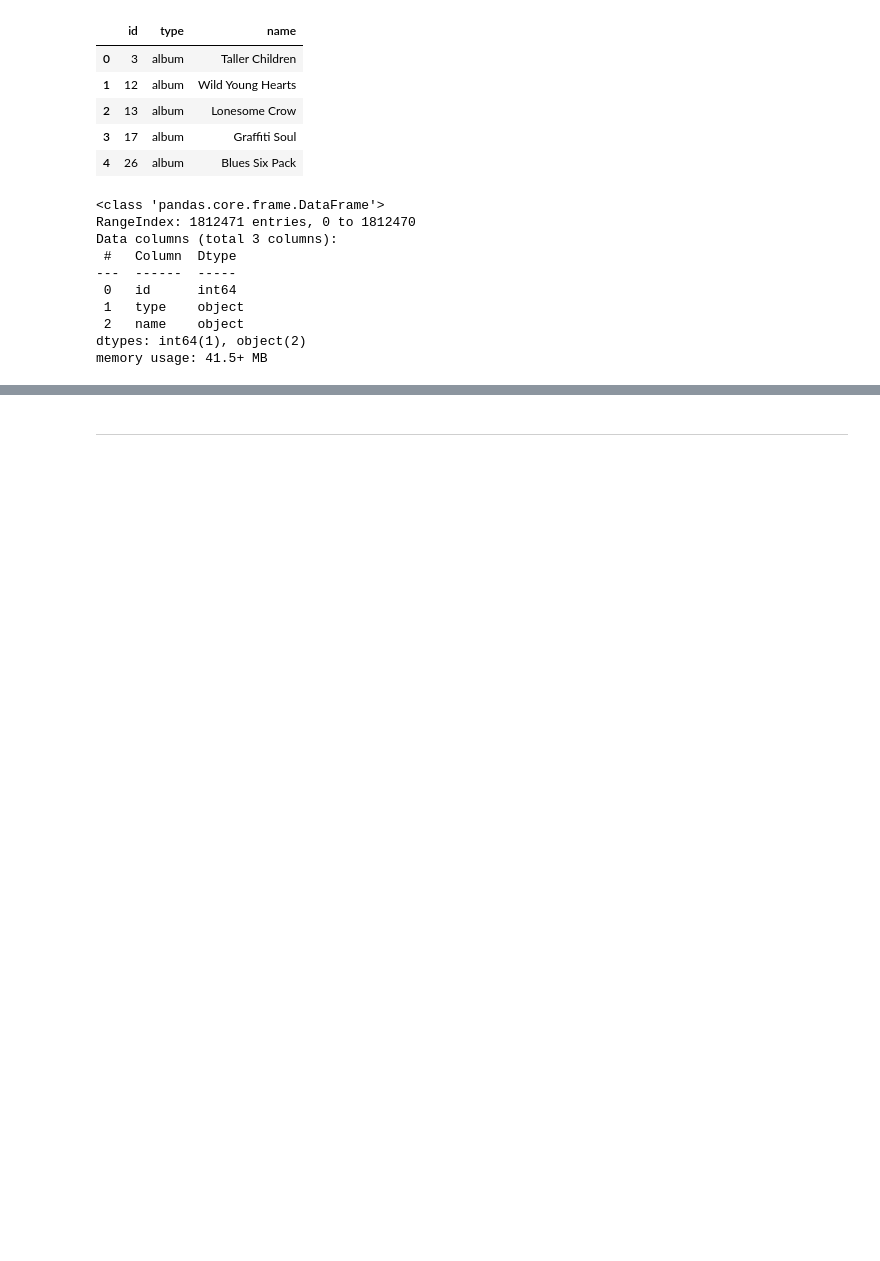
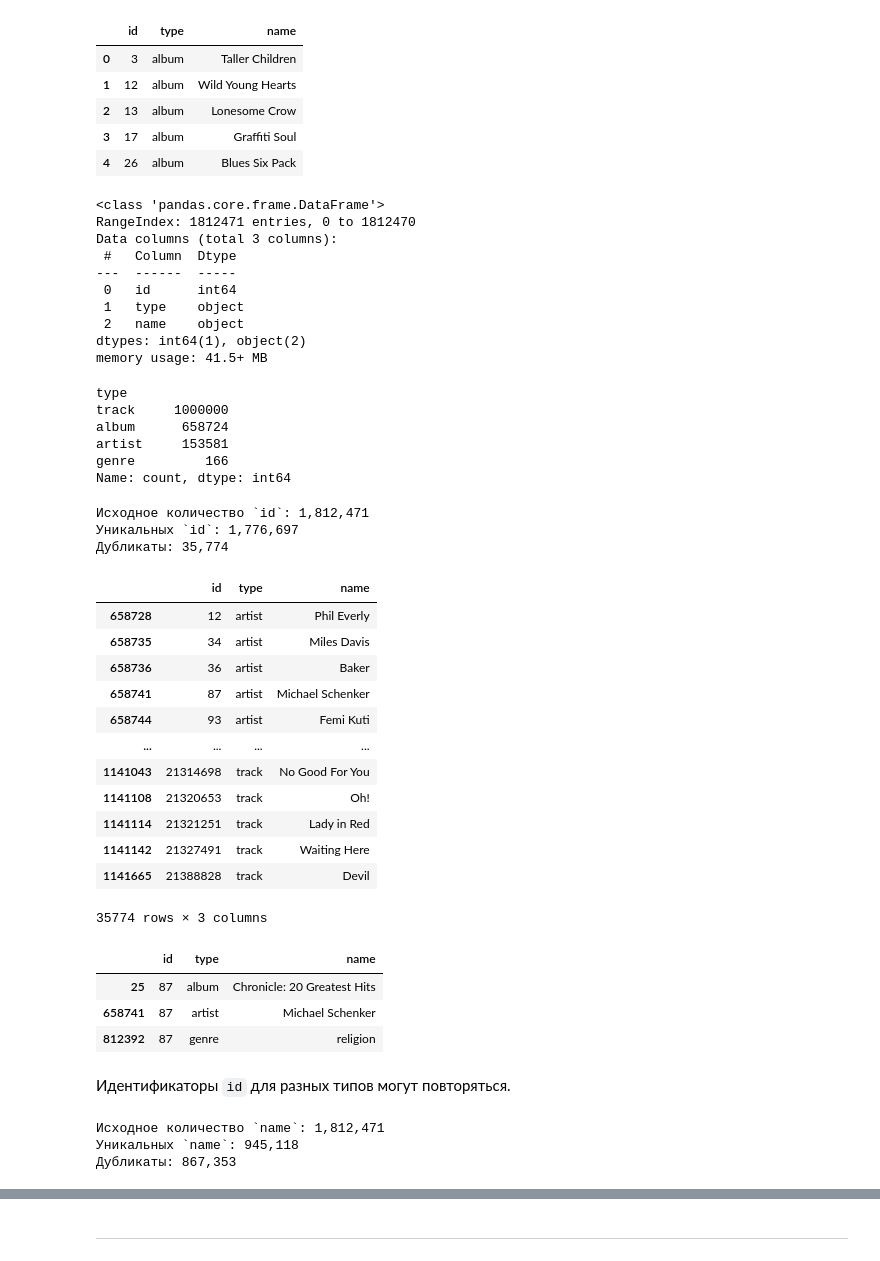
Before and after one commit to ozerge/mle-project-sprint-4-v001, a Jupyter notebook: recommendations.ipynb, the cells around one changed output, grey strips where cells are left out. Drawn from its saved outputs; the diff is of its cells as text; code cells hidden in the pictures; blank space fills up the shorter version.

```diff
--- a/recommendations.ipynb
+++ b/recommendations.ipynb
@@ -382,3 +406,58 @@ Data columns (total 3 columns):
  2   name    object
 dtypes: int64(1), object(2)
 memory usage: 41.5+ MB
+# %%
+catalog_names["type"].value_counts()
+# в каталоге больше всего треков, затем альбомы, артисты и жанры
+# %% [output]
+type
+track     1000000
+album      658724
+artist     153581
+genre         166
+Name: count, dtype: int64
+# %%
+catalog_name_id_dubl = len(catalog_names) - catalog_names["id"].nunique()
+
+print(f"Исходное количество `id`: {len(catalog_names):,}")
+print(f"Уникальных `id`: {catalog_names['id'].nunique():,}")
+print(f"Дубликаты: {catalog_name_id_dubl:,}")
+# %% [output]
+Исходное количество `id`: 1,812,471
+Уникальных `id`: 1,776,697
+Дубликаты: 35,774
+# %%
+catalog_names[catalog_names['id'].duplicated()]
+# %% [output]
+|  | id | type | name |
+| 658728 | 12 | artist | Phil Everly |
+| 658735 | 34 | artist | Miles Davis |
+| 658736 | 36 | artist | Baker |
+| 658741 | 87 | artist | Michael Schenker |
+| 658744 | 93 | artist | Femi Kuti |
+| ... | ... | ... | ... |
+| 1141043 | 21314698 | track | No Good For You |
+| 1141108 | 21320653 | track | Oh! |
+| 1141114 | 21321251 | track | Lady in Red |
+| 1141142 | 21327491 | track | Waiting Here |
+| 1141665 | 21388828 | track | Devil |
+35774 rows × 3 columns
+# %%
+catalog_names[catalog_names["id"] == 87]
+# %% [output]
+|  | id | type | name |
+| 25 | 87 | album | Chronicle: 20 Greatest Hits |
+| 658741 | 87 | artist | Michael Schenker |
+| 812392 | 87 | genre | religion |
+# %% [markdown]
+Идентификаторы `id` для разных типов могут повторяться.
+# %%
+catalog_name_name_dubl = len(catalog_names) - catalog_names["name"].nunique()
+
+print(f"Исходное количество `name`: {len(catalog_names):,}")
+print(f"Уникальных `name`: {catalog_names['name'].nunique():,}")
+print(f"Дубликаты: {catalog_name_name_dubl:,}")
+# %% [output]
+Исходное количество `name`: 1,812,471
+Уникальных `name`: 945,118
+Дубликаты: 867,353
```
Also changed, not shown: parts of 34 cells of this notebook.
